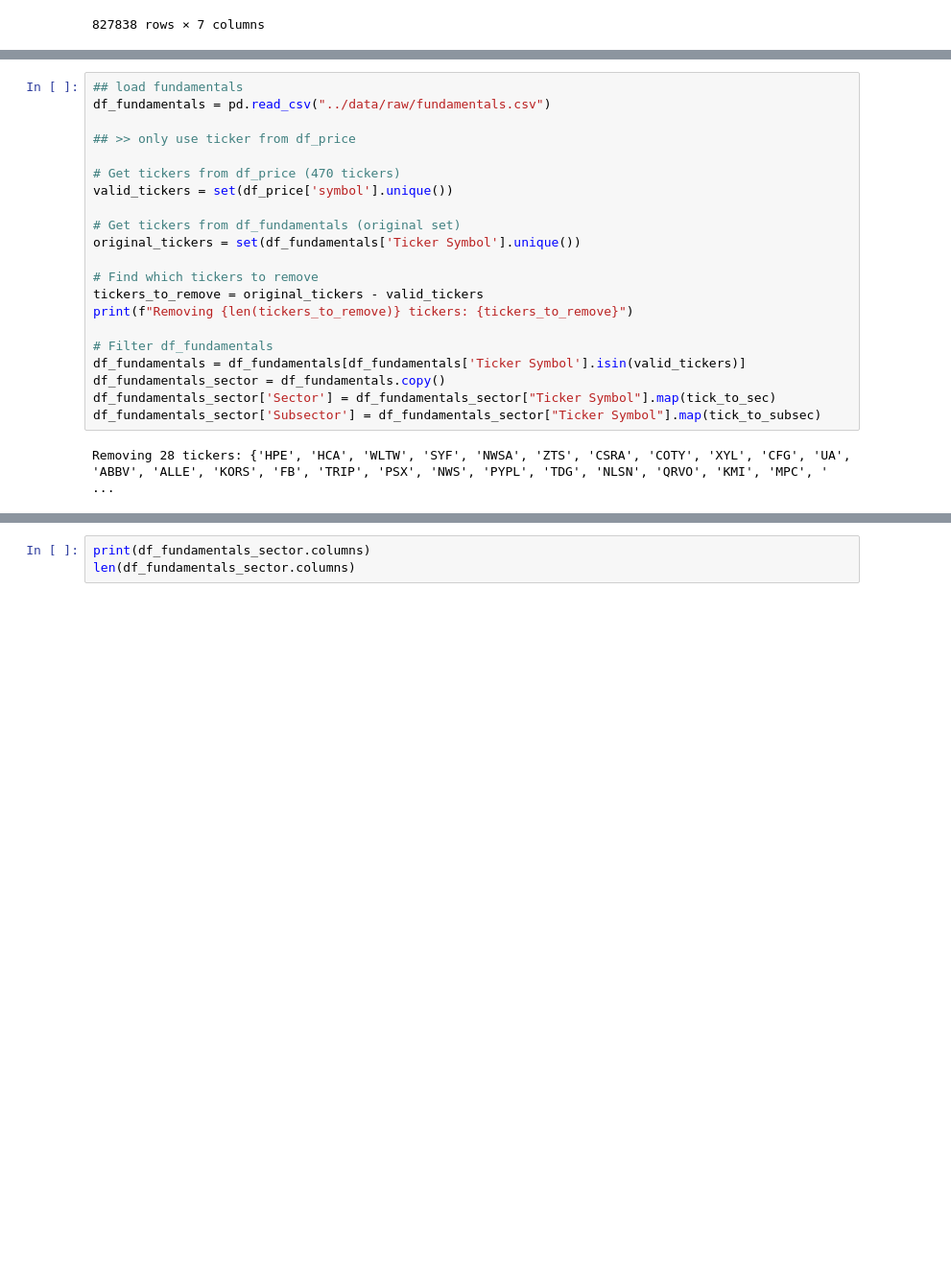
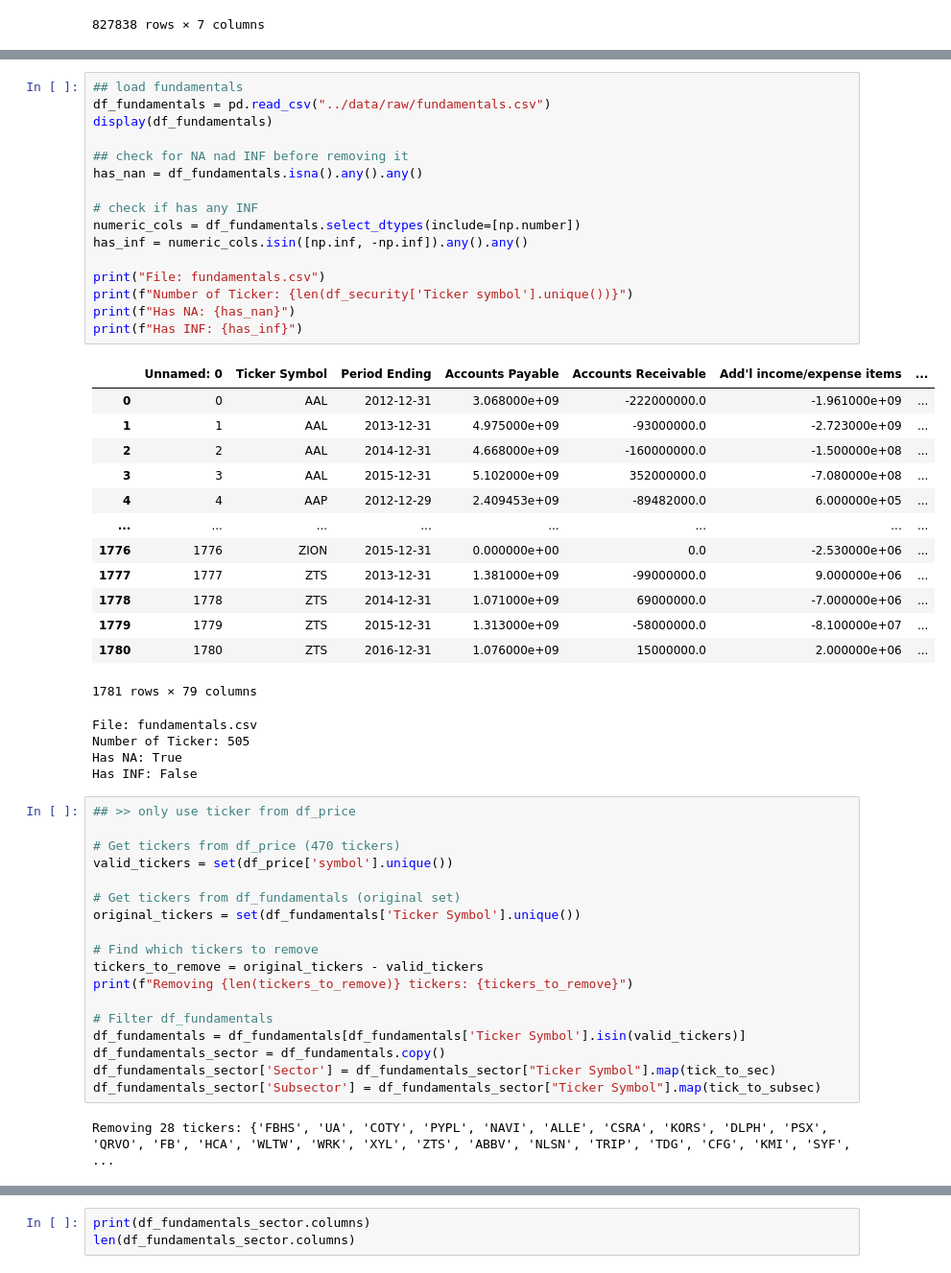
Before and after one commit to yikai82/ML-Project-NYSX, a Jupyter notebook: experiments/NYSX_test11_subsector_tech_PCA.ipynb, the cells around one changed output, grey strips where cells are left out. Shown at 96% size. Saved outputs shown, nothing was run; the diff lists cells and outputs as text; blank space fills up the shorter version.

```diff
--- a/experiments/NYSX_test11_subsector_tech_PCA.ipynb
+++ b/experiments/NYSX_test11_subsector_tech_PCA.ipynb
@@ -151,7 +200,38 @@ Contain INF: False
+# %%
+## load fundamentals
+df_fundamentals = pd.read_csv("../data/raw/fundamentals.csv")
+display(df_fundamentals)
+
+## check for NA nad INF before removing it
+has_nan = df_fundamentals.isna().any().any()
+
+# check if has any INF
+numeric_cols = df_fundamentals.select_dtypes(include=[np.number])
+has_inf = numeric_cols.isin([np.inf, -np.inf]).any().any()
+
+print("File: fundamentals.csv")
+print(f"Number of Ticker: {len(df_security['Ticker symbol'].unique())}")
+print(f"Has NA: {has_nan}")
+print(f"Has INF: {has_inf}")
+# %% [output]
+|  | Unnamed: 0 | Ticker Symbol | Period Ending | Accounts Payable | Accounts Receivable | Add'l income/expense items | ... |
+| 0 | 0 | AAL | 2012-12-31 | 3.068000e+09 | -222000000.0 | -1.961000e+09 | ... |
+| 1 | 1 | AAL | 2013-12-31 | 4.975000e+09 | -93000000.0 | -2.723000e+09 | ... |
+| 2 | 2 | AAL | 2014-12-31 | 4.668000e+09 | -160000000.0 | -1.500000e+08 | ... |
+| 3 | 3 | AAL | 2015-12-31 | 5.102000e+09 | 352000000.0 | -7.080000e+08 | ... |
+| 4 | 4 | AAP | 2012-12-29 | 2.409453e+09 | -89482000.0 | 6.000000e+05 | ... |
+| ... | ... | ... | ... | ... | ... | ... | ... |
+| 1776 | 1776 | ZION | 2015-12-31 | 0.000000e+00 | 0.0 | -2.530000e+06 | ... |
+| 1777 | 1777 | ZTS | 2013-12-31 | 1.381000e+09 | -99000000.0 | 9.000000e+06 | ... |
+| 1778 | 1778 | ZTS | 2014-12-31 | 1.071000e+09 | 69000000.0 | -7.000000e+06 | ... |
+| 1779 | 1779 | ZTS | 2015-12-31 | 1.313000e+09 | -58000000.0 | -8.100000e+07 | ... |
+| 1780 | 1780 | ZTS | 2016-12-31 | 1.076000e+09 | 15000000.0 | 2.000000e+06 | ... |
+1781 rows × 79 columns
+File: fundamentals.csv
+Number of Ticker: 505
+Has NA: True
+Has INF: False
 # %%
-## load fundamentals
-df_fundamentals = pd.read_csv("../data/raw/fundamentals.csv")
-
 ## >> only use ticker from df_price
 
 # Get tickers from df_price (470 tickers)
@@ -170,7 +250,7 @@ df_fundamentals_sector = df_fundamentals.copy()
 df_fundamentals_sector['Sector'] = df_fundamentals_sector["Ticker Symbol"].map(tick_to_sec)
 df_fundamentals_sector['Subsector'] = df_fundamentals_sector["Ticker Symbol"].map(tick_to_subsec)
 # %% [output]
-Removing 28 tickers: {'HPE', 'HCA', 'WLTW', 'SYF', 'NWSA', 'ZTS', 'CSRA', 'COTY', 'XYL', 'CFG', 'UA', 'ABBV', 'ALLE', 'KORS', 'FB', 'TRIP', 'PSX', 'NWS', 'PYPL', 'TDG', 'NLSN', 'QRVO', 'KMI', 'MPC', ' ...
+Removing 28 tickers: {'FBHS', 'UA', 'COTY', 'PYPL', 'NAVI', 'ALLE', 'CSRA', 'KORS', 'DLPH', 'PSX', 'QRVO', 'FB', 'HCA', 'WLTW', 'WRK', 'XYL', 'ZTS', 'ABBV', 'NLSN', 'TRIP', 'TDG', 'CFG', 'KMI', 'SYF', ...
 # %%
 print(f"Total Ticker :{len(df['symbol'].value_counts())}")
 print(f"Ticker with > 1500 records :{len(df_filtered['symbol'].value_counts())}")
```
Also changed, not shown: parts of 8 cells of this notebook, 1 other file.
